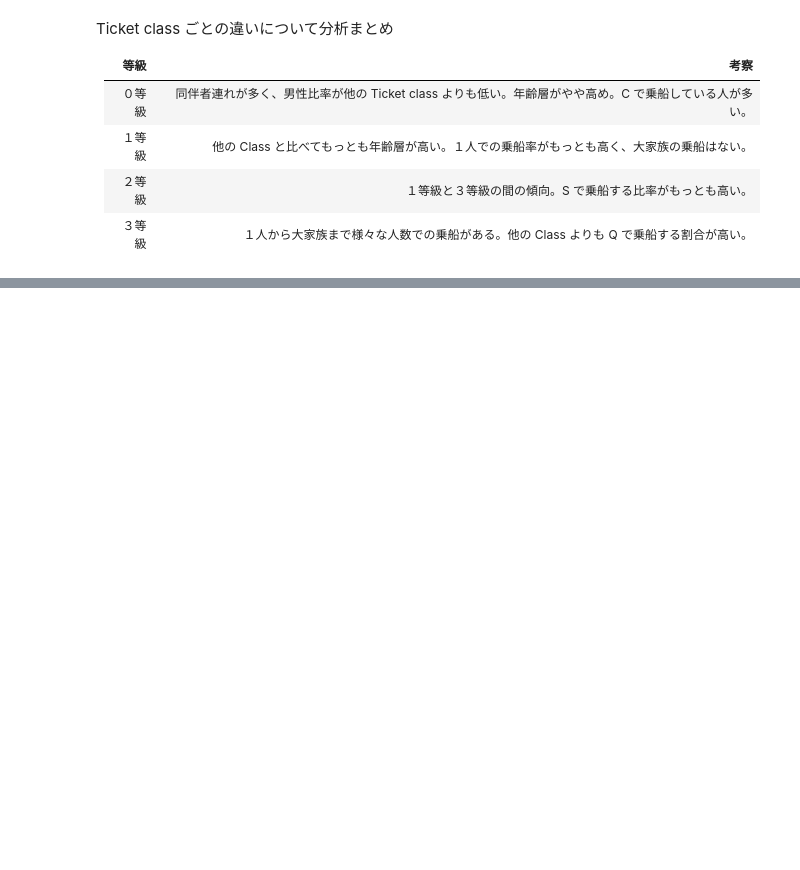
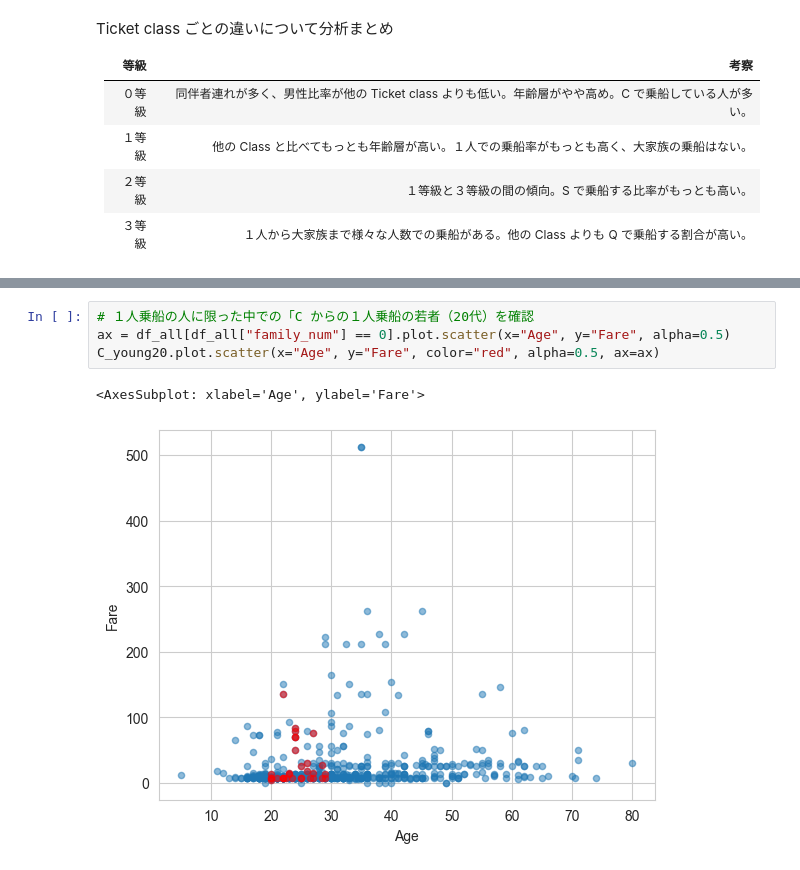
Before and after one commit to 1024xx4/kaggle_titanic, a Jupyter notebook: kaggle_titanic_another_view_point.ipynb, the cells around one changed output, grey strips where cells are left out. Drawn from its saved outputs; the diff is of its cells as text; blank space fills up the shorter version.

```diff
--- a/kaggle_titanic_another_view_point.ipynb
+++ b/kaggle_titanic_another_view_point.ipynb
@@ -237,0 +286,7 @@ Ticket class ごとの違いについて分析まとめ
+# %%
+# １人乗船の人に限った中での「C からの１人乗船の若者（20代）を確認
+ax = df_all[df_all["family_num"] == 0].plot.scatter(x="Age", y="Fare", alpha=0.5)
+C_young20.plot.scatter(x="Age", y="Fare", color="red", alpha=0.5, ax=ax)
+# %% [output]
+<AxesSubplot: xlabel='Age', ylabel='Fare'>
+[figure, added]
```
Also changed, not shown: parts of 12 cells of this notebook.
